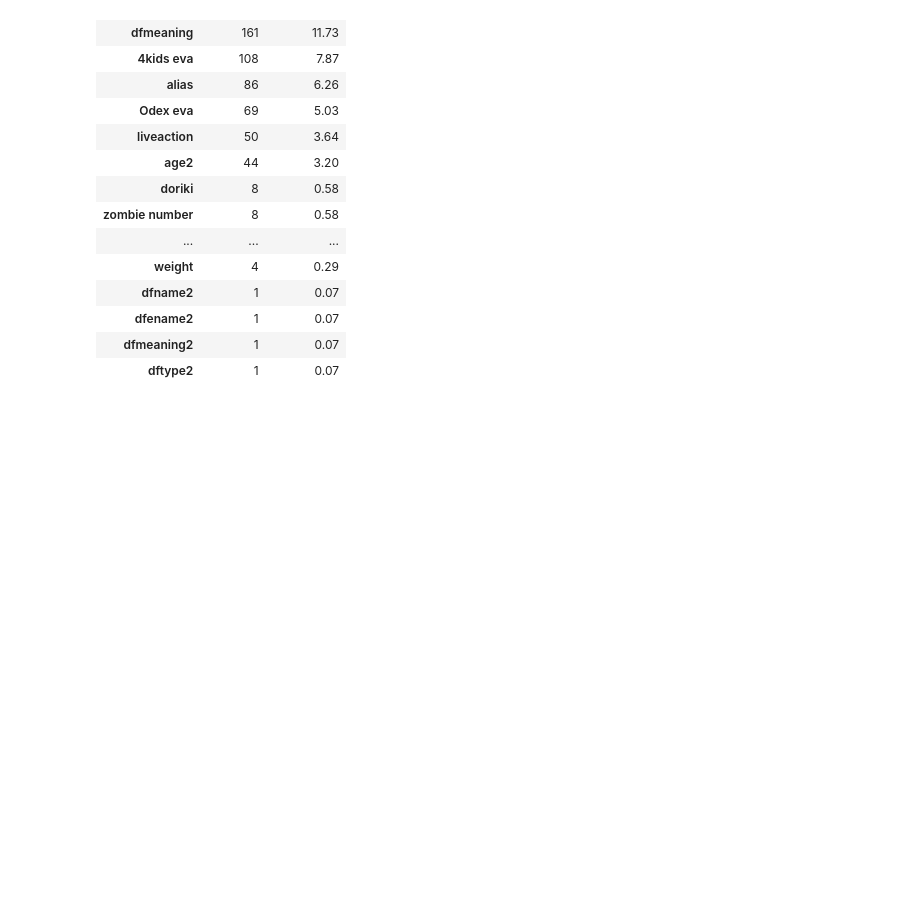
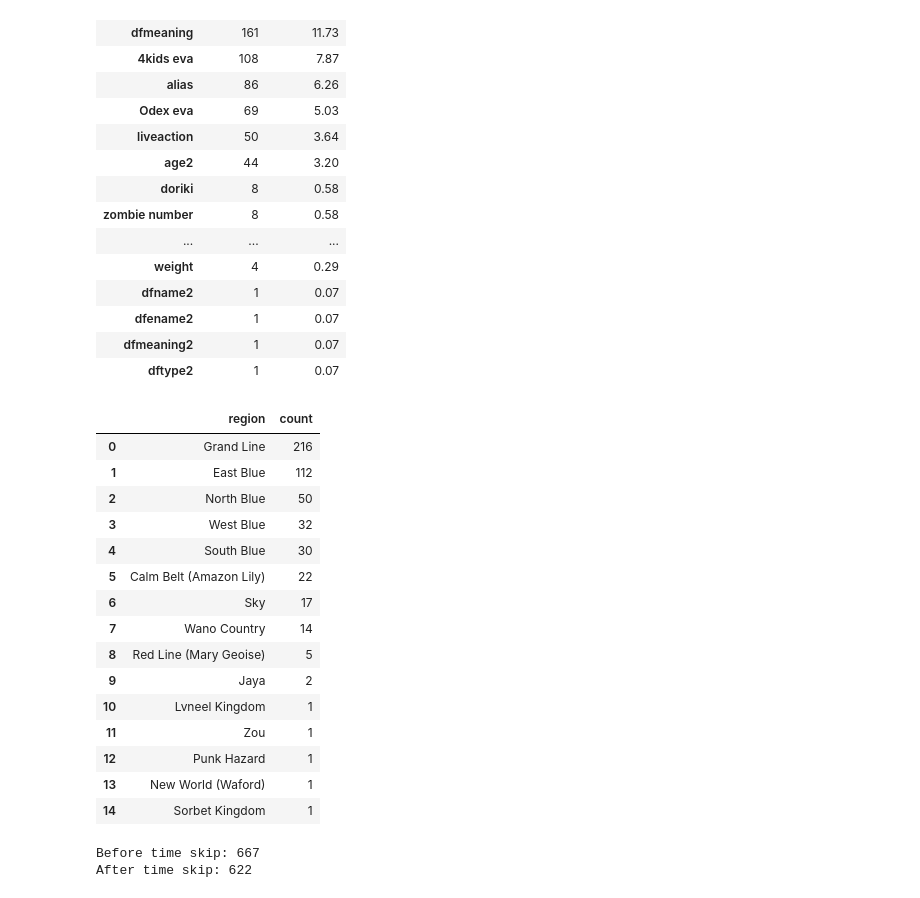
Before and after one commit to ismailsunni/onepieceofdata, a Jupyter notebook: notebooks/explore_character_clean.ipynb, the cells around one changed output. Drawn from its saved outputs; the diff is of its cells as text; code cells hidden in the pictures; blank space fills up the shorter version.

```diff
--- a/notebooks/explore_character_clean.ipynb
+++ b/notebooks/explore_character_clean.ipynb
@@ -86,3 +86,56 @@ display(HTML(second_part.to_html()))
 | dfename2 | 1 | 0.07 |
 | dfmeaning2 | 1 | 0.07 |
 | dftype2 | 1 | 0.07 |
+# %%
+def extract_single_element(lst):
+    if not isinstance(lst, list):
+        return lst
+    if len(lst) == 0:
+        return None
+    return lst[0] if len(lst) == 1 else lst
+# %%
+def extract_single_element(lst):
+    if not isinstance(lst, list):
+        return lst
+    if len(lst) == 0:
+        return None
+    return lst[0] if len(lst) == 1 else lst
+
+df = df.applymap(extract_single_element)
+# %%
+def get_region(origin):
+    regions = ['East Blue', 'West Blue', 'North Blue', 'South Blue', 'Grand Line', 'Sky']
+    if not origin:
+        return None
+    if not isinstance(origin, str):
+        return origin
+    for r in regions:
+        if r in origin:
+            return r
+    return origin
+# %%
+regions = df['origin'].apply(get_region)
+df['region'] = df['origin'].apply(get_region)
+count_per_value = regions.value_counts().reset_index()
+
+# Rename the columns for clarity
+count_per_value.columns = ['region', 'count']
+
+display(HTML(count_per_value.to_html()))
+# %% [output]
+|  | region | count |
+| 0 | Grand Line | 216 |
+| 1 | East Blue | 112 |
+| 2 | North Blue | 50 |
+| 3 | West Blue | 32 |
+| 4 | South Blue | 30 |
+| 5 | Calm Belt (Amazon Lily) | 22 |
+| 6 | Sky | 17 |
+| 7 | Wano Country | 14 |
+| 8 | Red Line (Mary Geoise) | 5 |
+| 9 | Jaya | 2 |
+| 10 | Lvneel Kingdom | 1 |
+| 11 | Zou | 1 |
+| 12 | Punk Hazard | 1 |
+| 13 | New World (Waford) | 1 |
+| 14 | Sorbet Kingdom | 1 |
@@ -88,0 +168,7 @@ display(HTML(second_part.to_html()))
+# %%
+first_chapters = df['first'].apply(get_first_chapter)
+print(f'Before time skip: {(first_chapters <= 600).sum()}')
+print(f'After time skip: {(first_chapters > 600).sum()}')
+# %% [output]
+Before time skip: 667
+After time skip: 622
```
Also changed, not shown: parts of 14 cells of this notebook.
